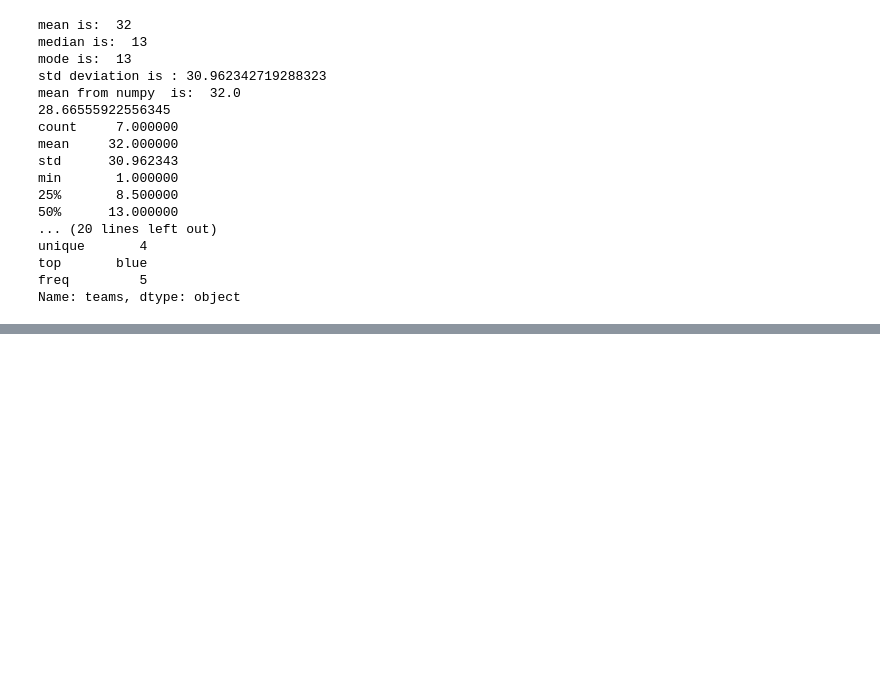
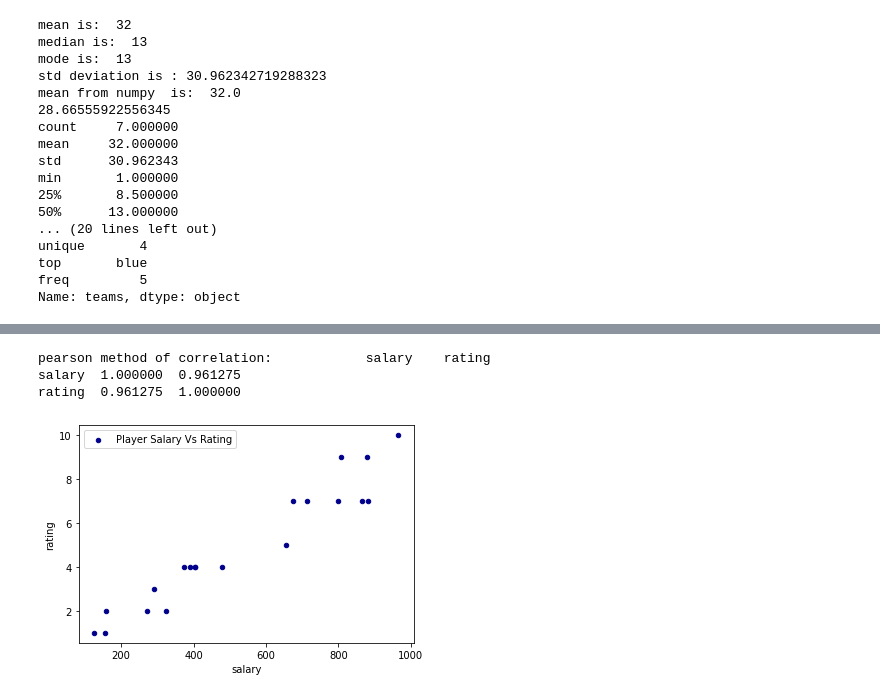
Before and after one commit to anidurg/pythonProjects, a Jupyter notebook: basics-statistics-python.ipynb, the cells around one changed output, grey strips where cells are left out. Cells and saved outputs as stored; diff of their text form; code cells hidden in the pictures; blank space fills up the shorter version.

```diff
--- a/basics-statistics-python.ipynb
+++ b/basics-statistics-python.ipynb
@@ -71,0 +109,10 @@ Name: teams, dtype: object
+# %%
+#scatterplots to demonstrate correlation
+print("pearson method of correlation: ",players_df.corr(method='pearson'))
+
+ax = players_df.plot.scatter(x="salary", y="rating",color="DarkBlue",label="Player Salary Vs Rating")
+# %% [output]
+pearson method of correlation:            salary    rating
+salary  1.000000  0.961275
+rating  0.961275  1.000000
+[figure, added]
```
Also changed, not shown: parts of 6 cells of this notebook.
